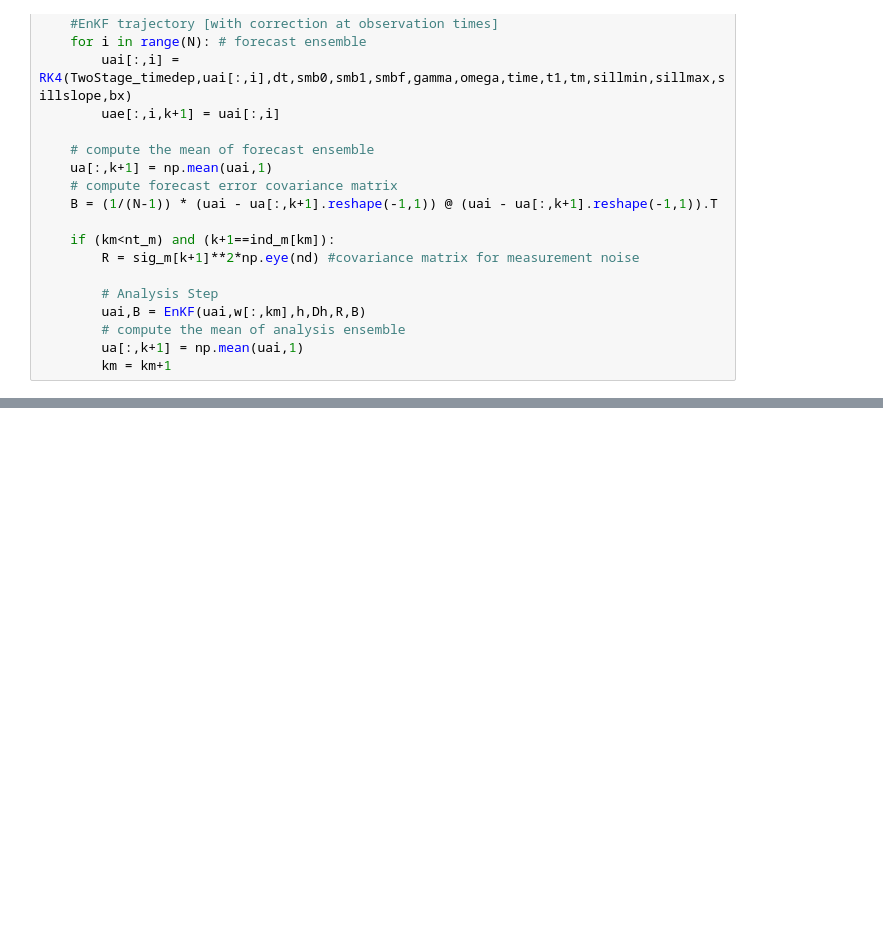
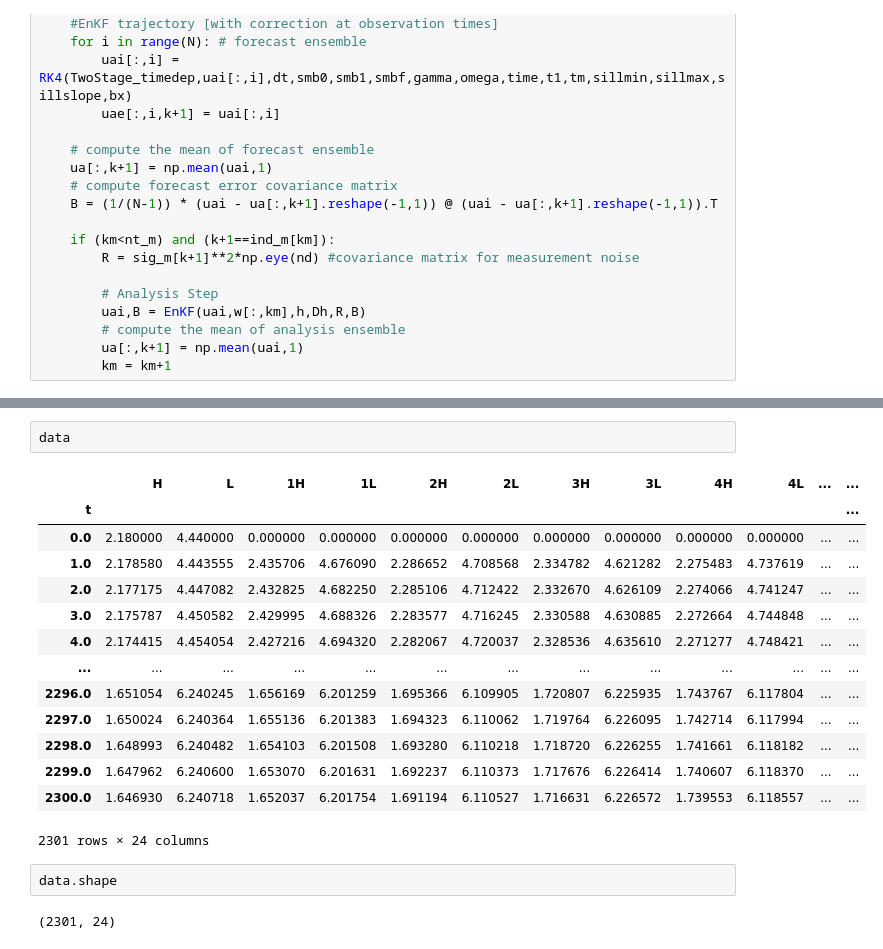
Before and after one commit to lruthotto/StormSurge, a Jupyter notebook: assimilation_for_data.ipynb, the cells around one changed output, grey strips where cells are left out. Cells and saved outputs as stored; diff of their text form; blank space fills up the shorter version.

```diff
--- a/assimilation_for_data.ipynb
+++ b/assimilation_for_data.ipynb
@@ -284,0 +292,21 @@ data.to_csv(f"data_matrix_10_analysis/smbt11950smbtf2300smb00.324smb10.162smbf-0
+# %%
+data
+# %% [output]
+|  | H | L | 1H | 1L | 2H | 2L | 3H | 3L | 4H | 4L | ... | ... |
+| t |  |  |  |  |  |  |  |  |  |  |  | ... |
+| 0.0 | 2.180000 | 4.440000 | 0.000000 | 0.000000 | 0.000000 | 0.000000 | 0.000000 | 0.000000 | 0.000000 | 0.000000 | ... | ... |
+| 1.0 | 2.178580 | 4.443555 | 2.435706 | 4.676090 | 2.286652 | 4.708568 | 2.334782 | 4.621282 | 2.275483 | 4.737619 | ... | ... |
+| 2.0 | 2.177175 | 4.447082 | 2.432825 | 4.682250 | 2.285106 | 4.712422 | 2.332670 | 4.626109 | 2.274066 | 4.741247 | ... | ... |
+| 3.0 | 2.175787 | 4.450582 | 2.429995 | 4.688326 | 2.283577 | 4.716245 | 2.330588 | 4.630885 | 2.272664 | 4.744848 | ... | ... |
+| 4.0 | 2.174415 | 4.454054 | 2.427216 | 4.694320 | 2.282067 | 4.720037 | 2.328536 | 4.635610 | 2.271277 | 4.748421 | ... | ... |
+| ... | ... | ... | ... | ... | ... | ... | ... | ... | ... | ... | ... | ... |
+| 2296.0 | 1.651054 | 6.240245 | 1.656169 | 6.201259 | 1.695366 | 6.109905 | 1.720807 | 6.225935 | 1.743767 | 6.117804 | ... | ... |
+| 2297.0 | 1.650024 | 6.240364 | 1.655136 | 6.201383 | 1.694323 | 6.110062 | 1.719764 | 6.226095 | 1.742714 | 6.117994 | ... | ... |
+| 2298.0 | 1.648993 | 6.240482 | 1.654103 | 6.201508 | 1.693280 | 6.110218 | 1.718720 | 6.226255 | 1.741661 | 6.118182 | ... | ... |
+| 2299.0 | 1.647962 | 6.240600 | 1.653070 | 6.201631 | 1.692237 | 6.110373 | 1.717676 | 6.226414 | 1.740607 | 6.118370 | ... | ... |
+| 2300.0 | 1.646930 | 6.240718 | 1.652037 | 6.201754 | 1.691194 | 6.110527 | 1.716631 | 6.226572 | 1.739553 | 6.118557 | ... | ... |
+2301 rows × 24 columns
+# %%
+data.shape
+# %% [output]
+(2301, 24)
```
Also changed, not shown: parts of 2 cells of this notebook, 11 other files.
